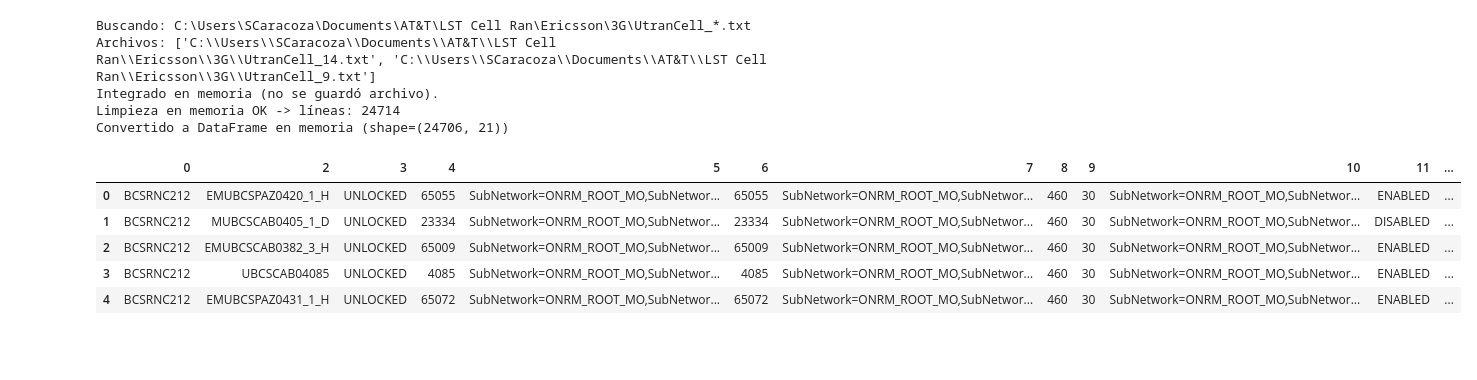
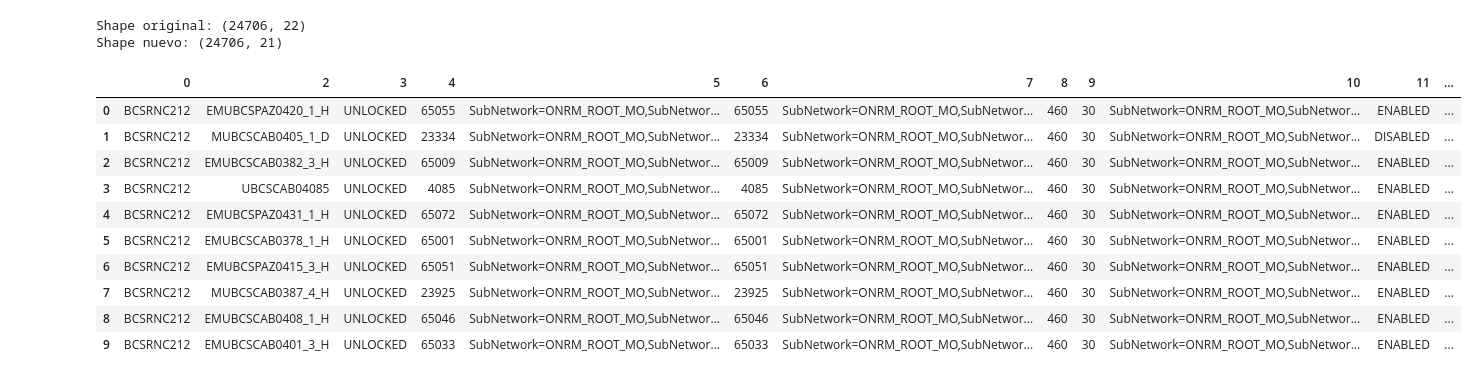
Before and after one commit to chava28pvp/lstcellran, a Jupyter notebook: df_processing_Ericsson3G.ipynb, the cells around one changed output. Cells and saved outputs as stored; diff of their text form; code cells hidden in the pictures; blank space fills up the shorter version.

```diff
--- a/df_processing_Ericsson3G.ipynb
+++ b/df_processing_Ericsson3G.ipynb
@@ -1,5 +1,5 @@
 # %%
-import os, glob, io
+import os, glob, io, re
 from pathlib import Path
 import pandas as pd
 from openpyxl import load_workbook
@@ -12,6 +12,7 @@ import unicodedata
 
 # Ruta base (ajústala si cambia)
 BASE_DIR = Path(r"C:\Users\SCaracoza\Documents\AT&T\LST Cell Ran\Ericsson\3G")
+DEFAULT_IGNORE = ["SubNetwork,", "instance(s)", "NodeId"]
 
 # Lista de 31 encabezados, en el orden en que los quieres (eNBId queda en W si mantienes este orden)
 HEADERS = [
@@ -21,6 +22,6 @@ HEADERS = [
     "rac","sac","tCell","uarfcnDl",
     "uarfcnUl","uraList","UtranCellId",
     "NodeB","NodeBUnique","LAT","LON","AT&T_Site_Name",
-    "Node_B_ID"
+    "Node_B_ID", "Gestor"
 ]
 # %%
@@ -97,28 +73,40 @@ def convert_to_excel(clean_source: str, save: bool = True) -> str | pd.DataFrame
 # %%
 
 # EUtranCell
-eu_txt = appendfiles('UtranCell', save=False)
-eu_clean = cleanfile(eu_txt, save=False)
-df_eu = convert_to_excel(eu_clean, save=False)
+eu_df   = read_pattern_to_df("UtranCell")
-# %% [output]
-Buscando: C:\Users\SCaracoza\Documents\AT&T\LST Cell Ran\Ericsson\3G\UtranCell_*.txt
-Archivos: ['C:\\Users\\SCaracoza\\Documents\\AT&T\\LST Cell Ran\\Ericsson\\3G\\UtranCell_14.txt', 'C:\\Users\\SCaracoza\\Documents\\AT&T\\LST Cell Ran\\Ericsson\\3G\\UtranCell_9.txt']
-Integrado en memoria (no se guardó archivo).
-Limpieza en memoria OK -> líneas: 24714
-Convertido a DataFrame en memoria (shape=(24706, 21))
 # %%
-# Después de eliminar B
-if df_eu.shape[1] > 1:
-    df_base = df_eu.drop(df_eu.columns[1], axis=1)
+# Copia para no tocar el original
+eu_df_mod = eu_df.copy()
+
+print("Shape original:", eu_df_mod.shape)
+
+# Eliminar columna B (índice 1 en pandas, 0-based)
+if eu_df_mod.shape[1] >= 2:
+    eu_df_mod.drop(eu_df_mod.columns[1], axis=1, inplace=True)
 else:
-    df_base = df_eu.copy()
+    print("Aviso: no hay suficiente número de columnas para eliminar la columna B.")
 
-print(df_base.head(18))
+print("Shape nuevo:", eu_df_mod.shape)
+
+# Vista de verificación (muestra solo unas filas)
+pd.set_option("display.max_columns", None)  # opcional
+try:
+    display(eu_df_mod.head(10))
+except NameError:
+    # Por si no estás en notebook
+    print(eu_df_mod.head(10).to_string(index=False))
 # %% [output]
+Shape original: (24706, 22)
+Shape nuevo: (24706, 21)
 |  | 0 | 2 | 3 | 4 | 5 | 6 | 7 | 8 | 9 | 10 | 11 | ... |
 | 0 | BCSRNC212 | EMUBCSPAZ0420_1_H | UNLOCKED | 65055 | SubNetwork=ONRM_ROOT_MO,SubNetwor... | 65055 | SubNetwork=ONRM_ROOT_MO,SubNetwor... | 460 | 30 | SubNetwork=ONRM_ROOT_MO,SubNetwor... | ENABLED | ... |
 | 1 | BCSRNC212 | MUBCSCAB0405_1_D | UNLOCKED | 23334 | SubNetwork=ONRM_ROOT_MO,SubNetwor... | 23334 | SubNetwork=ONRM_ROOT_MO,SubNetwor... | 460 | 30 | SubNetwork=ONRM_ROOT_MO,SubNetwor... | DISABLED | ... |
 | 2 | BCSRNC212 | EMUBCSCAB0382_3_H | UNLOCKED | 65009 | SubNetwork=ONRM_ROOT_MO,SubNetwor... | 65009 | SubNetwork=ONRM_ROOT_MO,SubNetwor... | 460 | 30 | SubNetwork=ONRM_ROOT_MO,SubNetwor... | ENABLED | ... |
 | 3 | BCSRNC212 | UBCSCAB04085 | UNLOCKED | 4085 | SubNetwork=ONRM_ROOT_MO,SubNetwor... | 4085 | SubNetwork=ONRM_ROOT_MO,SubNetwor... | 460 | 30 | SubNetwork=ONRM_ROOT_MO,SubNetwor... | ENABLED | ... |
 | 4 | BCSRNC212 | EMUBCSPAZ0431_1_H | UNLOCKED | 65072 | SubNetwork=ONRM_ROOT_MO,SubNetwor... | 65072 | SubNetwork=ONRM_ROOT_MO,SubNetwor... | 460 | 30 | SubNetwork=ONRM_ROOT_MO,SubNetwor... | ENABLED | ... |
+| 5 | BCSRNC212 | EMUBCSCAB0378_1_H | UNLOCKED | 65001 | SubNetwork=ONRM_ROOT_MO,SubNetwor... | 65001 | SubNetwork=ONRM_ROOT_MO,SubNetwor... | 460 | 30 | SubNetwork=ONRM_ROOT_MO,SubNetwor... | ENABLED | ... |
+| 6 | BCSRNC212 | EMUBCSPAZ0415_3_H | UNLOCKED | 65051 | SubNetwork=ONRM_ROOT_MO,SubNetwor... | 65051 | SubNetwork=ONRM_ROOT_MO,SubNetwor... | 460 | 30 | SubNetwork=ONRM_ROOT_MO,SubNetwor... | ENABLED | ... |
+| 7 | BCSRNC212 | MUBCSCAB0387_4_H | UNLOCKED | 23925 | SubNetwork=ONRM_ROOT_MO,SubNetwor... | 23925 | SubNetwork=ONRM_ROOT_MO,SubNetwor... | 460 | 30 | SubNetwork=ONRM_ROOT_MO,SubNetwor... | ENABLED | ... |
+| 8 | BCSRNC212 | EMUBCSCAB0408_1_H | UNLOCKED | 65046 | SubNetwork=ONRM_ROOT_MO,SubNetwor... | 65046 | SubNetwork=ONRM_ROOT_MO,SubNetwor... | 460 | 30 | SubNetwork=ONRM_ROOT_MO,SubNetwor... | ENABLED | ... |
+| 9 | BCSRNC212 | EMUBCSCAB0401_3_H | UNLOCKED | 65033 | SubNetwork=ONRM_ROOT_MO,SubNetwor... | 65033 | SubNetwork=ONRM_ROOT_MO,SubNetwor... | 460 | 30 | SubNetwork=ONRM_ROOT_MO,SubNetwor... | ENABLED | ... |
 # %%
```
Also changed, not shown: parts of 7 cells of this notebook, 2 other files.
